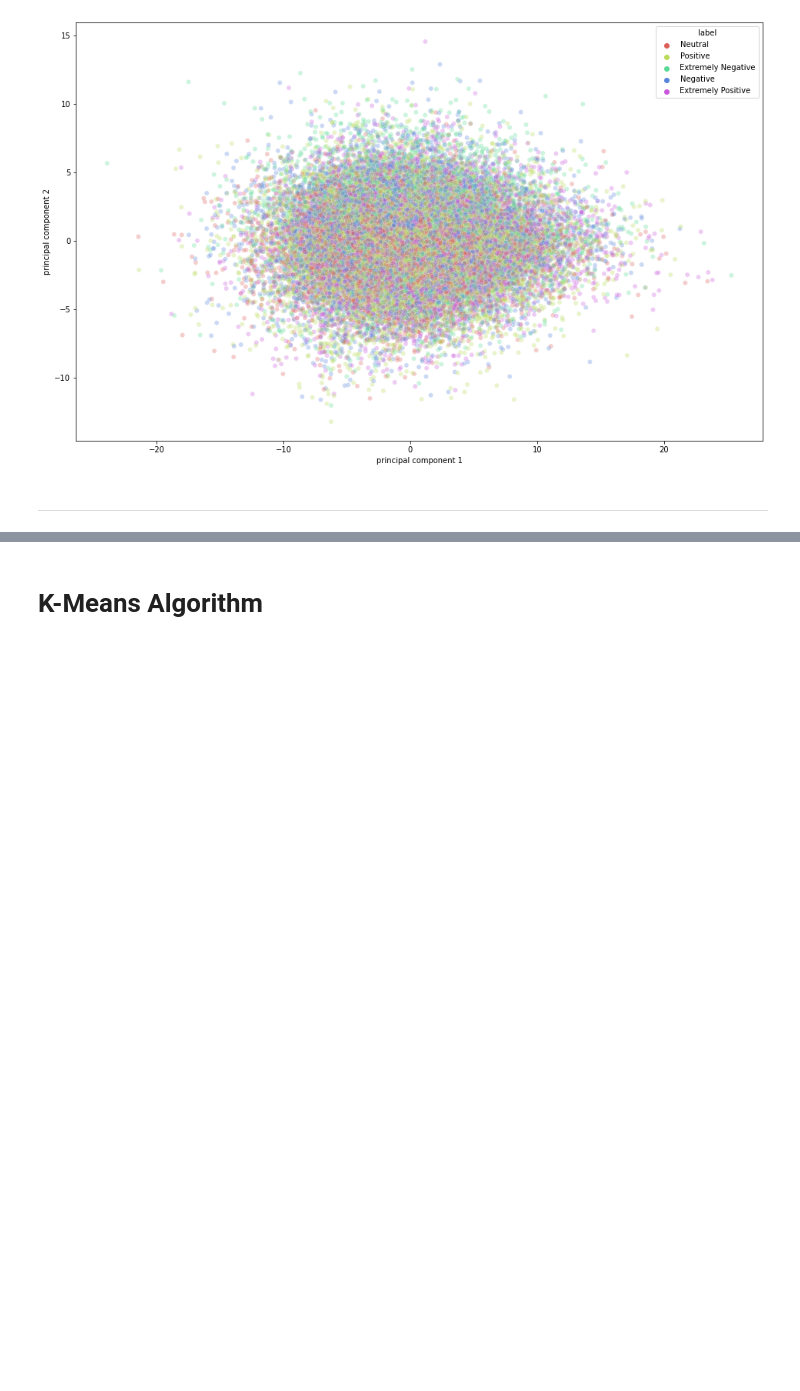
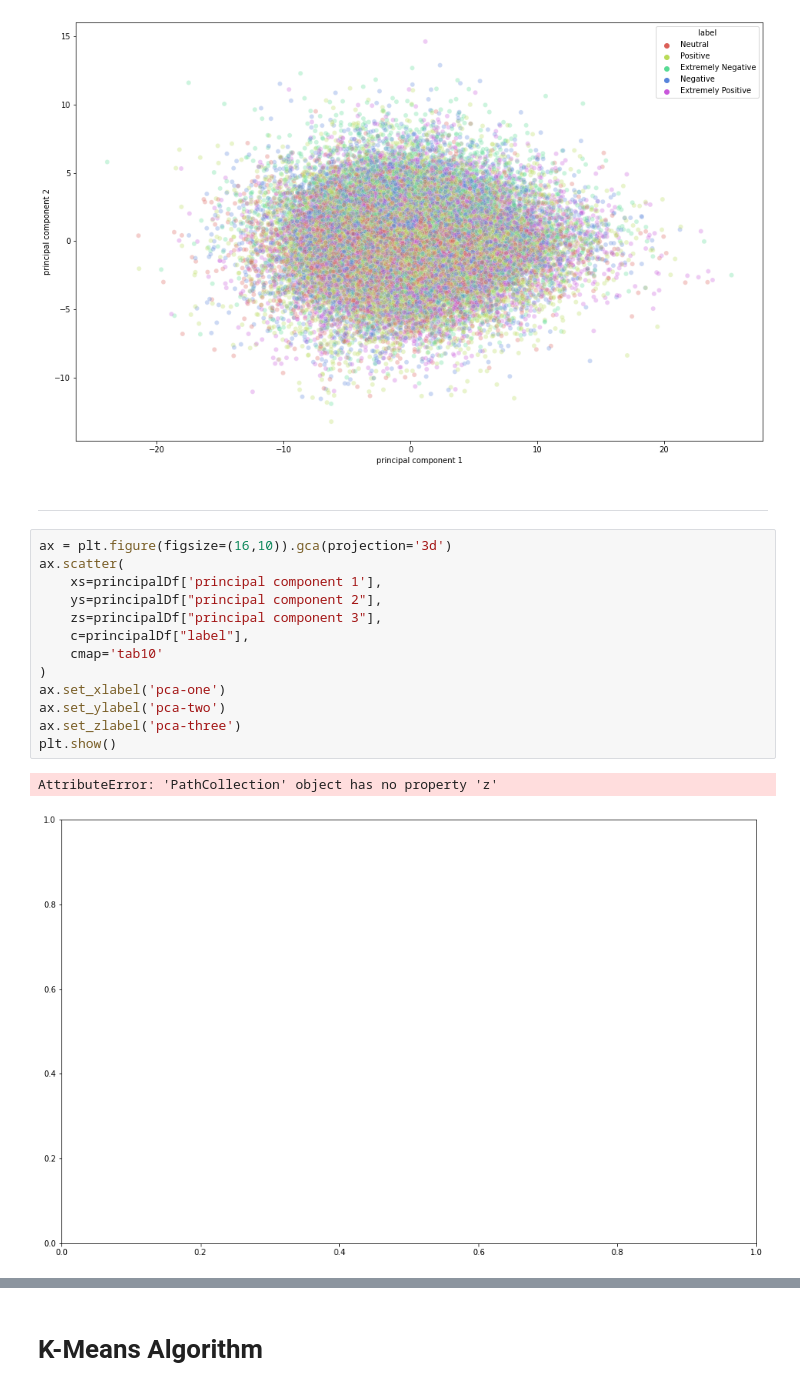
Before and after one commit to Kerman-Sanjuan/Covid19-Tweet-Text-Clustering, a Jupyter notebook: Clustering De Documentos.ipynb, the cells around one changed output, grey strips where cells are left out. Saved outputs shown, nothing was run; the diff lists cells and outputs as text; blank space fills up the shorter version.

```diff
--- a/Clustering De Documentos.ipynb
+++ b/Clustering De Documentos.ipynb
@@ -561,3 +561,19 @@ sns.scatterplot(
 [figure]
 # %% [markdown]
 <hr>
+# %%
+ax = plt.figure(figsize=(16,10)).gca(projection='3d')
+ax.scatter(
+    xs=principalDf['principal component 1'],
+    ys=principalDf["principal component 2"],
+    zs=principalDf["principal component 3"],
+    c=principalDf["label"],
+    cmap='tab10'
+)
+ax.set_xlabel('pca-one')
+ax.set_ylabel('pca-two')
+ax.set_zlabel('pca-three')
+plt.show()
+# %% [output]
+AttributeError: 'PathCollection' object has no property 'z'
+[figure, added]
```
Also changed, not shown: parts of 19 cells of this notebook.
